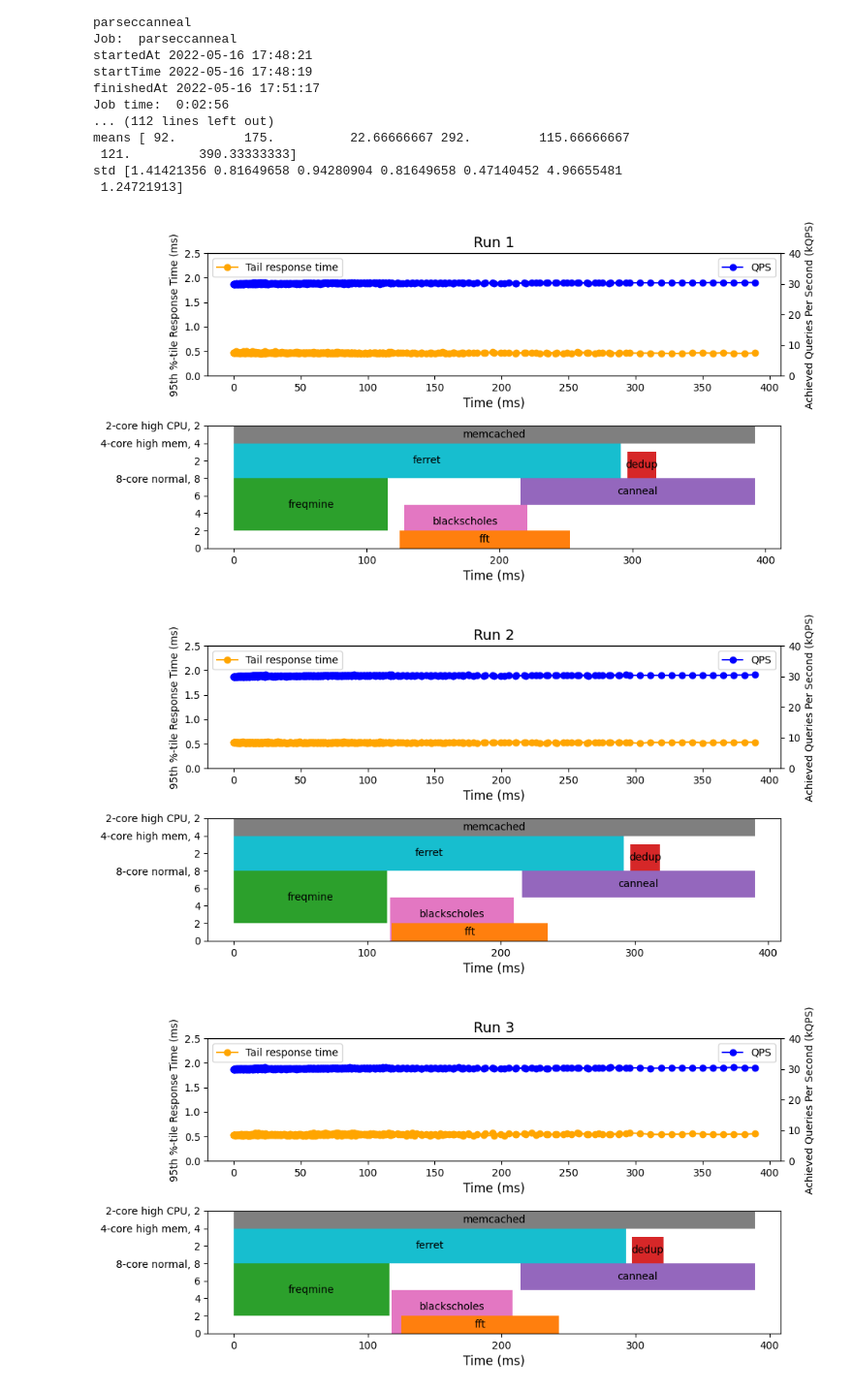
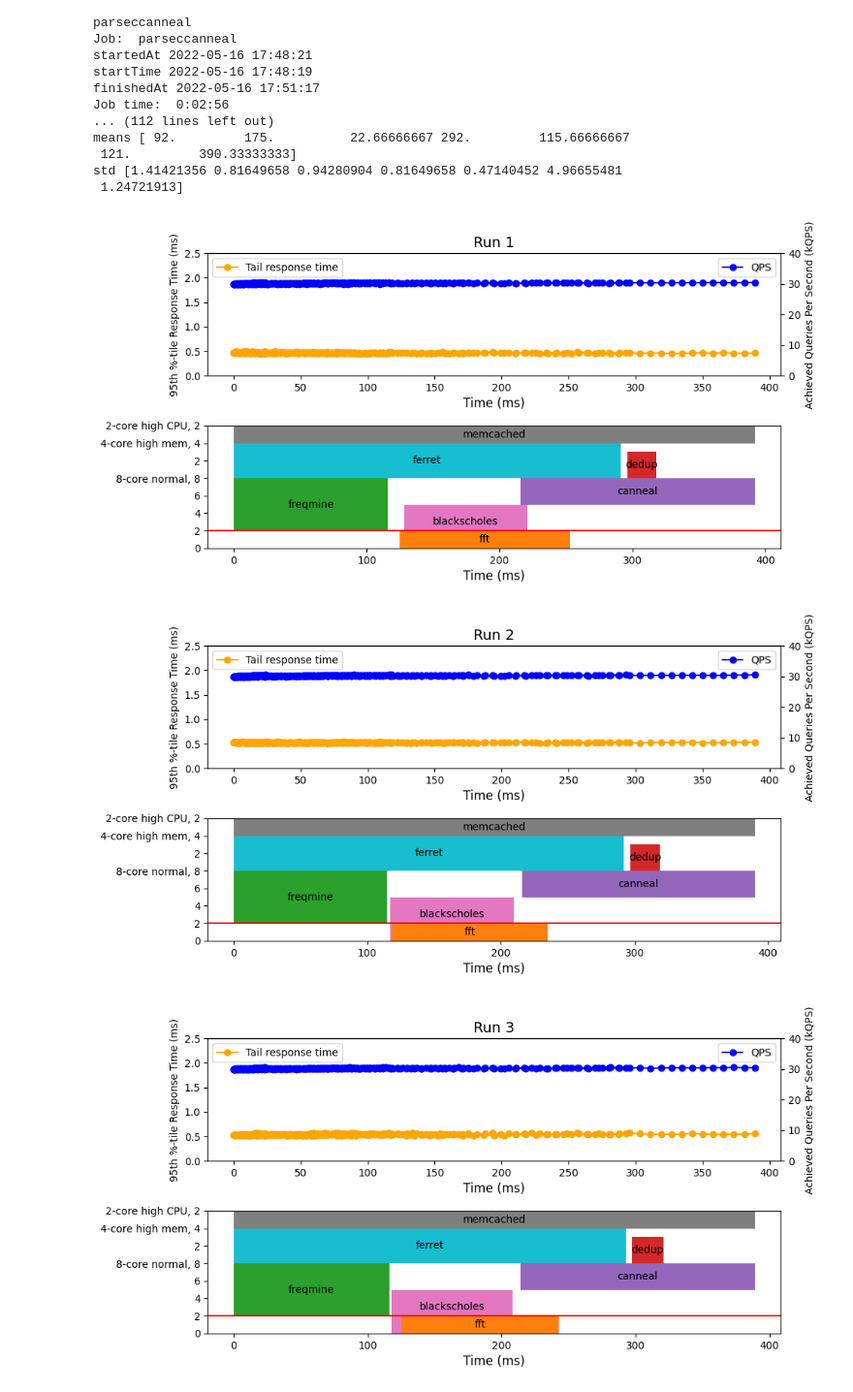
Before and after one commit to ixsanpe/cca-project, a Jupyter notebook: part3/results/Plot3.ipynb, the cells around one changed output. Shown: that part at 97% size. Saved outputs shown, nothing was run; the diff lists cells and outputs as text; code cells hidden in the pictures.

```diff
--- a/part3/results/Plot3.ipynb
+++ b/part3/results/Plot3.ipynb
@@ -133,37 +133,38 @@ for i in range(0, nRuns):
     ylabs_parsec = ['0','2','4','6','8-core normal, 8', '2','4-core high mem, 4', '2-core high CPU, 2']
     ax[1].set_yticklabels(ylabs_parsec)
     ax[1].set_xticks([0,100,200,300,400])
+    ax[1].axhline(y=2, color='r', linestyle='-')
     #ax[1].set_xlim(0,450)
     #['parsecblackscholes', 'parseccanneal', 'parsecdedup', 'parsecferret', 'parsecfreqmine', 'parsec-splash2x-fft', 'memcached']
     #Memcached
     ax[1].broken_barh([(startJobs[-1],timesJobs[-1])],(12,2), facecolors = 'tab:gray')
     ax[1].annotate('memcached',(timesJobs[-1]/2,13),color='black', horizontalalignment='center', verticalalignment='center')
     #Freqmine n=4
     ax[1].broken_barh([(startJobs[4],timesJobs[4])], (2,6), facecolors = 'tab:green')
     ax[1].annotate('freqmine',(timesJobs[4]/2, 5), color = 'black', horizontalalignment='center', verticalalignment='center')
     #Canneal n=1
     ax[1].broken_barh([(startJobs[1],timesJobs[1])], (5,3), facecolors = 'tab:purple')
     ax[1].annotate('canneal',( (2*startJobs[1]+timesJobs[1])/2, 6.5), color = 'black', horizontalalignment='center', verticalalignment='center')
     #Blackscholes n=0
     ax[1].broken_barh([(timesJobs[5],timesJobs[0])], (0,5), facecolors = 'tab:pink')
     ax[1].annotate('blackscholes',((2*timesJobs[5]+timesJobs[0])/2, 3), color = 'black', horizontalalignment='center', verticalalignment='center')
      #FFT n=5
     ax[1].broken_barh([(startJobs[5],timesJobs[5])], (0,2), facecolors = 'tab:orange')
     ax[1].annotate('fft',((2*startJobs[5] + timesJobs[5])/2, 1), color = 'black', horizontalalignment='center', verticalalignment='center')
     #Ferret n=3
     ax[1].broken_barh([(startJobs[3],timesJobs[3])], (8,4), facecolors = 'tab:cyan')
     ax[1].annotate('ferret',((timesJobs[3])/2, 10), color = 'black', horizontalalignment='center', verticalalignment='center')
     #Dedup n=2
     ax[1].broken_barh([(startJobs[2],timesJobs[2])], (8,3), facecolors = 'tab:red')
     ax[1].annotate('dedup',((timesJobs[2]+2*startJobs[2])/2, 9.5), color = 'black', horizontalalignment='center', verticalalignment='center')
 
 
     plt.title('Run ' + str(i+1), fontsize = 14)
     plt.tight_layout()
 
     plt.savefig("run" + str(i+1) + ".pdf", bbox_inches = "tight")
 #plt.show()
 # %% [output]
-[figure, old version]
+[figure, new version]
-[figure, old version]
+[figure, new version]
-[figure, old version]
+[figure, new version]
```
Also changed, not shown: 16 other files.
